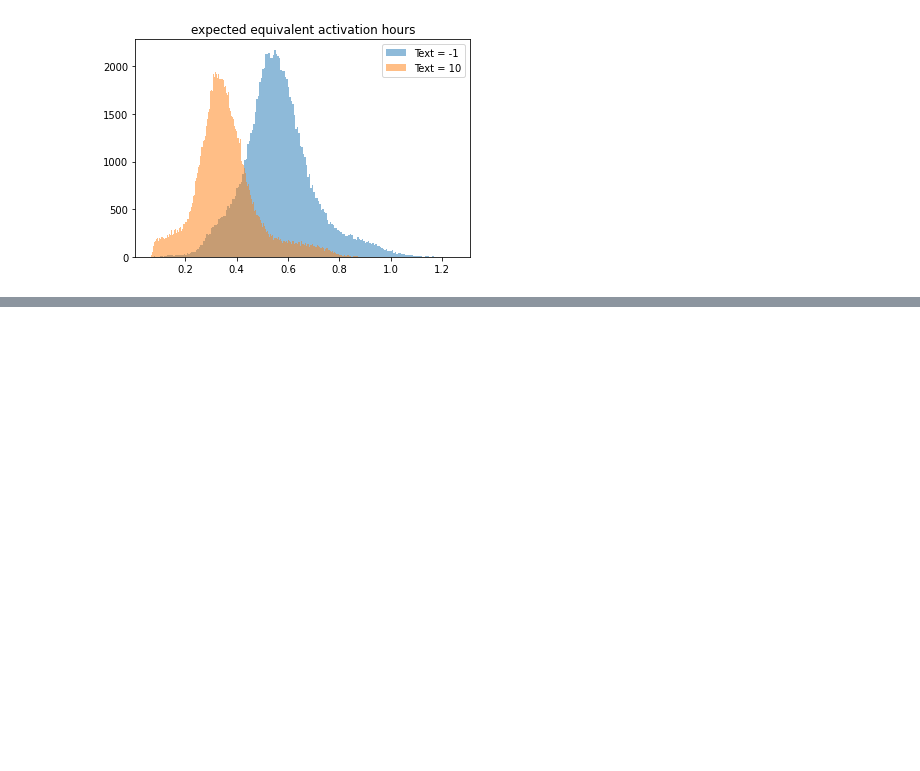
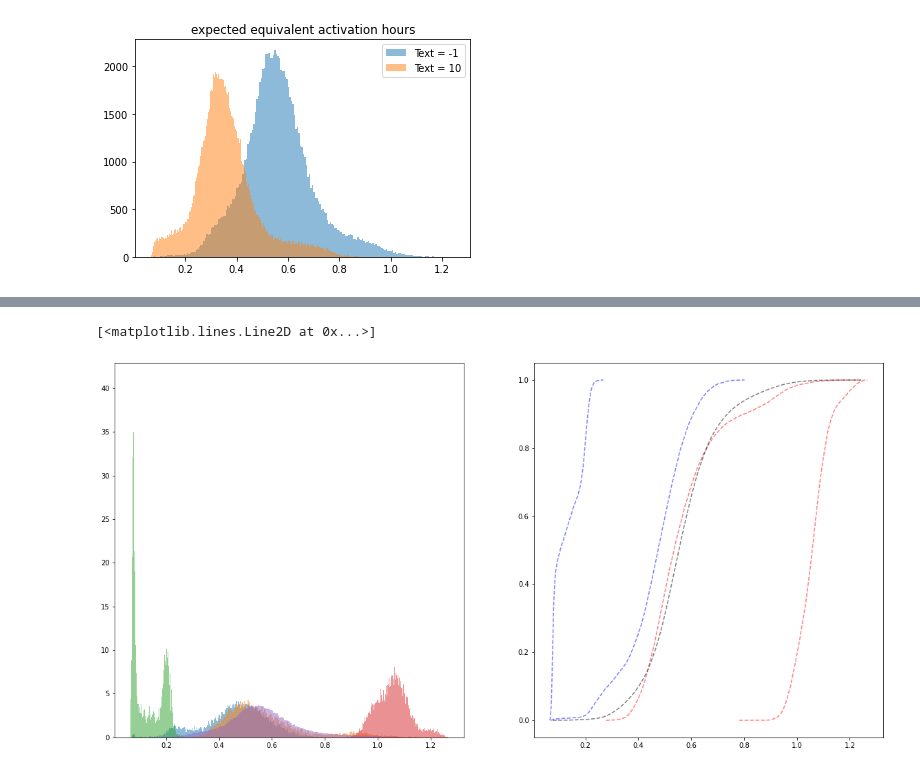
Before and after one commit to nepslor/teaching, a Jupyter notebook: TimeSeriesForecasting/decision_under_uncertainty.ipynb, the cells around one changed output, grey strips where cells are left out. Saved outputs shown, nothing was run; the diff lists cells and outputs as text; code cells hidden in the pictures; blank space fills up the shorter version.

```diff
--- a/TimeSeriesForecasting/decision_under_uncertainty.ipynb
+++ b/TimeSeriesForecasting/decision_under_uncertainty.ipynb
@@ -316,0 +319,17 @@ ax[1].plot(np.sort(a_10), np.linspace(0, 1, len(a_10), endpoint=False), '--k', a
+# %%
+fig, ax = plt.subplots(1, 2, figsize=(20, 10))
+ax[0].hist(pdf_min, bins=n_bins, alpha=0.5, density=True);
+ax[0].hist(pdf_max, bins=n_bins, alpha=0.5, density=True);
+ax[0].hist(pdf2_min, bins=n_bins, alpha=0.5, density=True);
+ax[0].hist(pdf2_max, bins=n_bins, alpha=0.5, density=True);
+ax[0].hist(a_10, bins=n_bins, label='Text = {}'.format(T_low), alpha=0.5, density=True);
+
+
+ax[1].plot(np.sort(pdf_min), np.linspace(0, 1, len(pdf_min), endpoint=False), '--b', alpha=0.5, label='Upper CDF (T=10)')
+ax[1].plot(np.sort(pdf_max), np.linspace(0, 1, len(pdf_max), endpoint=False), '--r', alpha=0.5, label='Upper CDF (T=10)')
+ax[1].plot(np.sort(pdf2_min), np.linspace(0, 1, len(pdf2_min), endpoint=False), '--b', alpha=0.5, label='Upper CDF (T=10)')
+ax[1].plot(np.sort(pdf2_max), np.linspace(0, 1, len(pdf2_max), endpoint=False), '--r', alpha=0.5, label='Upper CDF (T=10)')
+ax[1].plot(np.sort(a_10), np.linspace(0, 1, len(a_10), endpoint=False), '--k', alpha=0.5, label='Upper CDF (T=10)')
+# %% [output]
+[<matplotlib.lines.Line2D at 0x...>]
+[figure, added]
```
Also changed, not shown: parts of 2 cells of this notebook.
